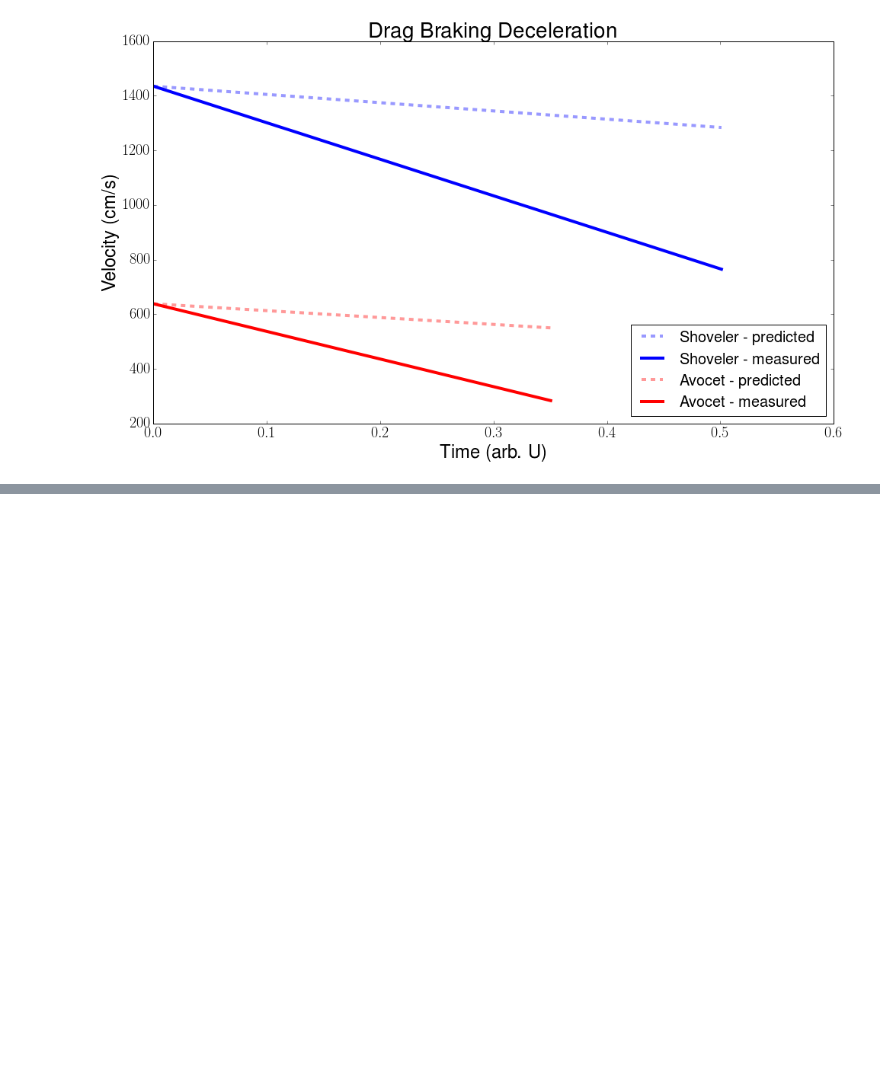
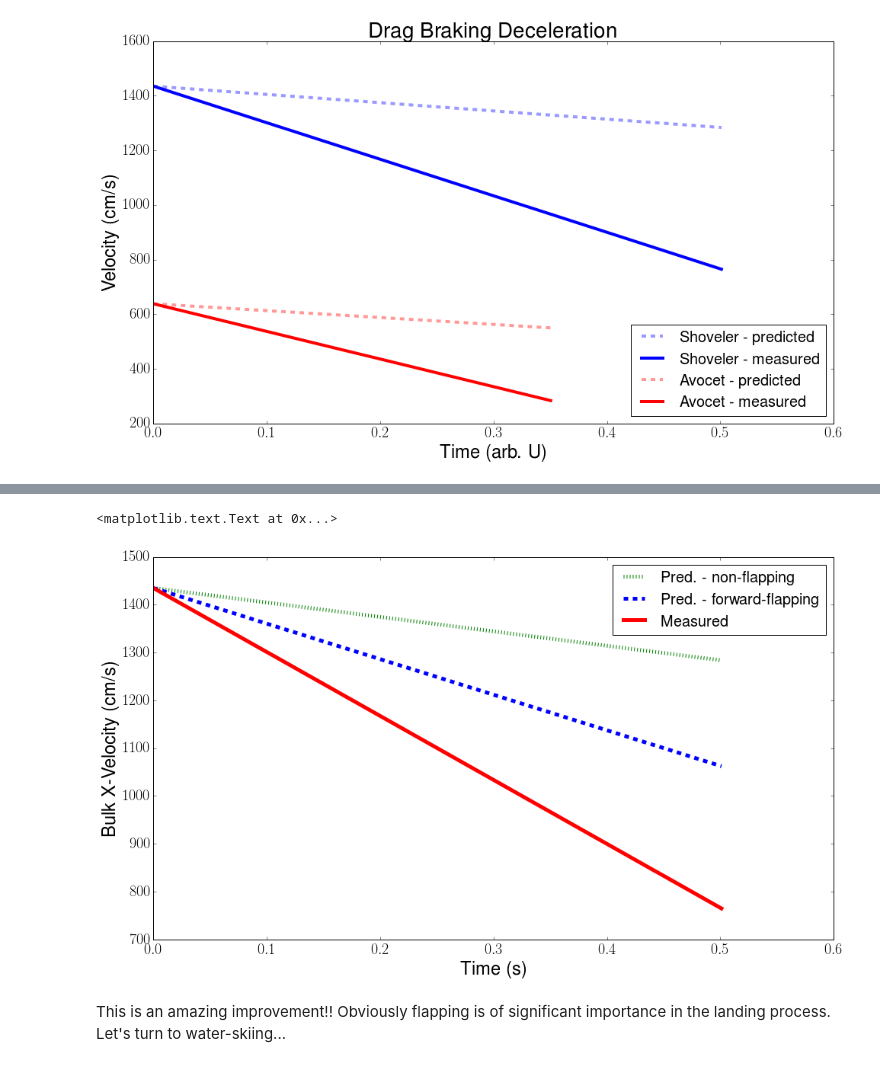
Before and after one commit to Ravirajadrangi/Biomechanics-of-Flight., a Jupyter notebook: dynamics/Brake.ipynb, the cells around one changed output, grey strips where cells are left out. Cells and saved outputs as stored; diff of their text form; code cells hidden in the pictures; blank space fills up the shorter version.

```diff
--- a/dynamics/Brake.ipynb
+++ b/dynamics/Brake.ipynb
@@ -141,0 +197,22 @@ The discrepancies are ostensibly large. I suspect this is either because we did
+# %%
+## average force, take 20 deg
+body_m = float(sho_df['body_m']) * u.g
+f_20 = np.mean(sho_20.transl_forces()[3]) * u.N
+# %%
+## final velocities
+at_20 = (f_20 / body_m * t_dec_sho).to(u.cm/u.s) ## 20 deg
+at_nf = (sho_fd / body_m * t_dec_sho).to(u.cm/u.s) ## non-flapping
+
+v_f_nf  = body_sv_sho - at_nf
+v_f_20  = body_sv_sho - at_20
+# %%
+plt.figure(figsize=(16,9))
+plt.plot([0,t_dec_sho.value],[body_sv_sho.value,v_f_nf.value],'g:',label='Pred. - non-flapping',lw=5)
+plt.plot([0,t_dec_sho.value],[body_sv_sho.value,v_f_20.value],'b--',label='Pred. - forward-flapping',lw=5)
+plt.plot([0,t_dec_sho.value],[body_sv_sho.value,body_mv_sho.value],'r',label='Measured',lw=5)
+plt.legend(); plt.xlabel('Time (s)'); plt.ylabel('Bulk X-Velocity (cm/s)')
+# %% [output]
+<matplotlib.text.Text at 0x...>
+[figure, added]
+# %% [markdown]
+This is an amazing improvement!! Obviously flapping is of significant importance in the landing process. Let's turn to water-skiing...
```
Also changed, not shown: parts of 8 cells of this notebook, 5 other files.
